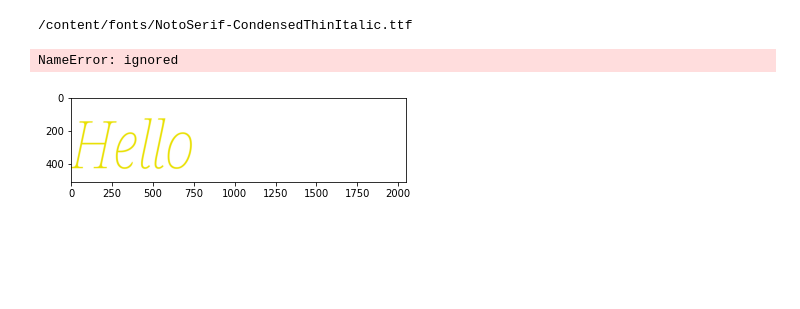
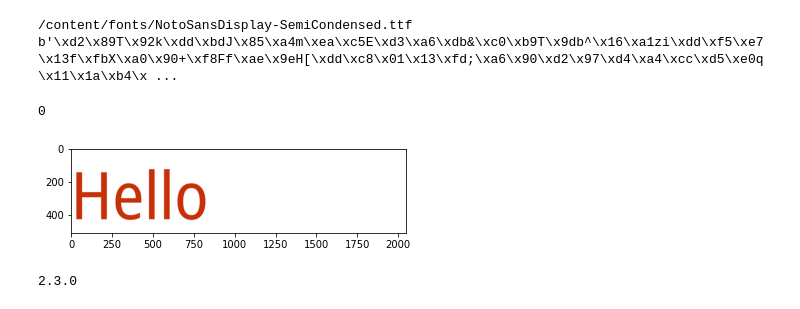
Before and after one commit to ashupednekar/CryptoGAN, a Jupyter notebook: Style_Encryption.ipynb, the cells around one changed output. Cells and saved outputs as stored; diff of their text form; code cells hidden in the pictures; blank space fills up the shorter version.

```diff
--- a/Style_Encryption.ipynb
+++ b/Style_Encryption.ipynb
@@ -85,16 +88,32 @@ class ImageEncryptor:
 # %%
 fontface = '/content/fonts/' + choice(os.listdir('/content/fonts/'))
 print(fontface)
 test_img_path = create_image_for_text('Hello', fontface)
 
+img_encryptor = ImageEncryptor()
+enc = img_encryptor.encrypt(test_img_path)
 img_encryptor.decrypt(enc)
 plt.imshow(Image.open(test_img_path))
 
 img_encryptor = ImageEncryptor()
 enc = img_encryptor.encrypt(test_img_path)
 print(enc)
 os.system('rm '+test_img_path)
 # %% [output]
-/content/fonts/NotoSerif-CondensedThinItalic.ttf
+/content/fonts/NotoSansDisplay-SemiCondensed.ttf
+b'\xd2\x89T\x92k\xdd\xbdJ\x85\xa4m\xea\xc5E\xd3\xa6\xdb&\xc0\xb9T\x9db^\x16\xa1zi\xdd\xf5\xe7\x13f\xfbX\xa0\x90+\xf8Ff\xae\x9eH[\xdd\xc8\x01\x13\xfd;\xa6\x90\xd2\x97\xd4\xa4\xcc\xd5\xe0q\x11\x1a\xb4\x ...
-NameError: ignored
+0
-[figure, old version]
+[figure, new version]
+# %%
+# Packages
+import tensorflow as tf
+from tensorflow.keras.models import Model
+import matplotlib.pyplot as plt
+import numpy as np
+np.random.seed(7)
+
+%matplotlib inline
+
+print(tf.__version__)
+# %% [output]
+2.3.0
```
Also changed, not shown: parts of 13 cells of this notebook.
